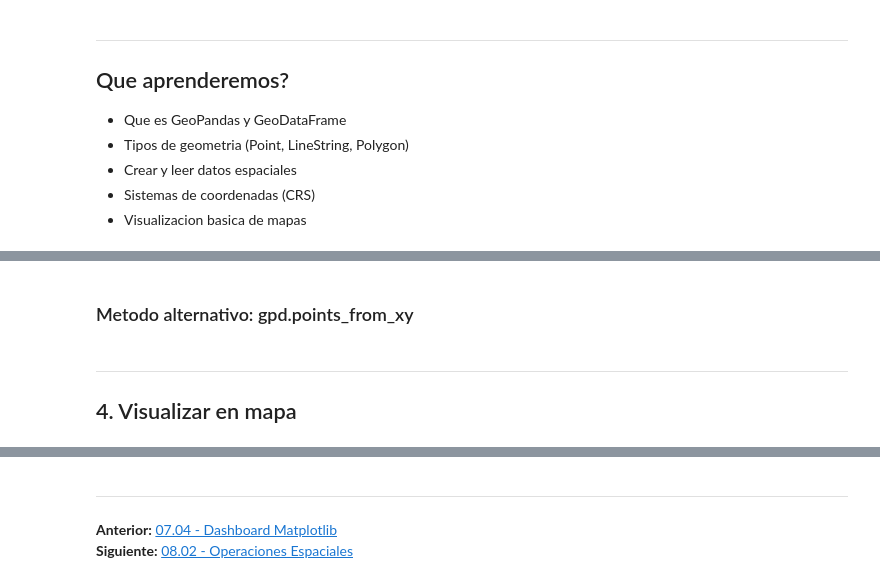
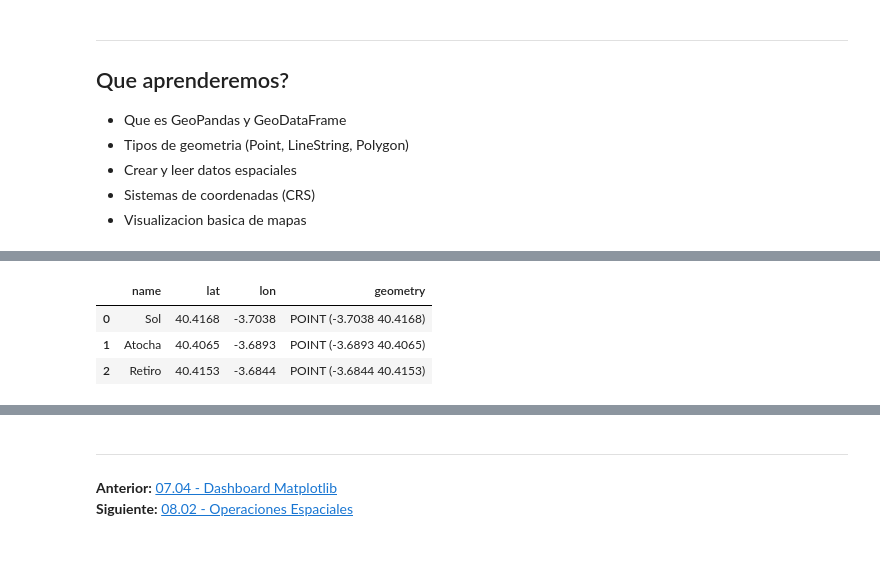
Before and after one commit to mavazvar95/data_portfolio, a Jupyter notebook: labs/python/08_geospatial/08_01_geopandas_intro.ipynb, the cells around one changed output, grey strips where cells are left out. Saved outputs shown, nothing was run; the diff lists cells and outputs as text; code cells hidden in the pictures; blank space fills up the shorter version.

```diff
--- a/labs/python/08_geospatial/08_01_geopandas_intro.ipynb
+++ b/labs/python/08_geospatial/08_01_geopandas_intro.ipynb
@@ -92,13 +60,20 @@ if GEOPANDAS_AVAILABLE:
 # %%
 if GEOPANDAS_AVAILABLE:
-    # Datos de estaciones de bici en Madrid
-    stations_data = {
-        'name': ['Sol', 'Atocha', 'Cibeles', 'Retiro', 'Gran Via'],
-        'bikes': [15, 22, 8, 12, 18],
-        'docks': [30, 35, 25, 28, 32],
-        'lat': [40.4168, 40.4065, 40.4197, 40.4153, 40.4203],
-        'lon': [-3.7038, -3.6893, -3.6921, -3.6844, -3.7065]
-    }
+    df = pd.DataFrame({
+        'name': ['Sol', 'Atocha', 'Retiro'],
+        'lat': [40.4168, 40.4065, 40.4153],
+        'lon': [-3.7038, -3.6893, -3.6844]
+    })
 
-    df = pd.DataFrame(stations_data)
-    df
+    gdf = gpd.GeoDataFrame(
+        df,
+        geometry=gpd.points_from_xy(df.lon, df.lat),
+        crs="EPSG:4326"
+    )
+
+    display(gdf)
+# %% [output]
+|  | name | lat | lon | geometry |
+| 0 | Sol | 40.4168 | -3.7038 | POINT (-3.7038 40.4168) |
+| 1 | Atocha | 40.4065 | -3.6893 | POINT (-3.6893 40.4065) |
+| 2 | Retiro | 40.4153 | -3.6844 | POINT (-3.6844 40.4153) |
@@ -124,2 +79,0 @@ if GEOPANDAS_AVAILABLE:
-# %% [markdown]
-### Metodo alternativo: gpd.points_from_xy
@@ -135,4 +79,0 @@ if GEOPANDAS_AVAILABLE:
-# %% [markdown]
----
-
-## 4. Visualizar en mapa
```
Also changed, not shown: parts of 28 cells of this notebook, 10 other files.
